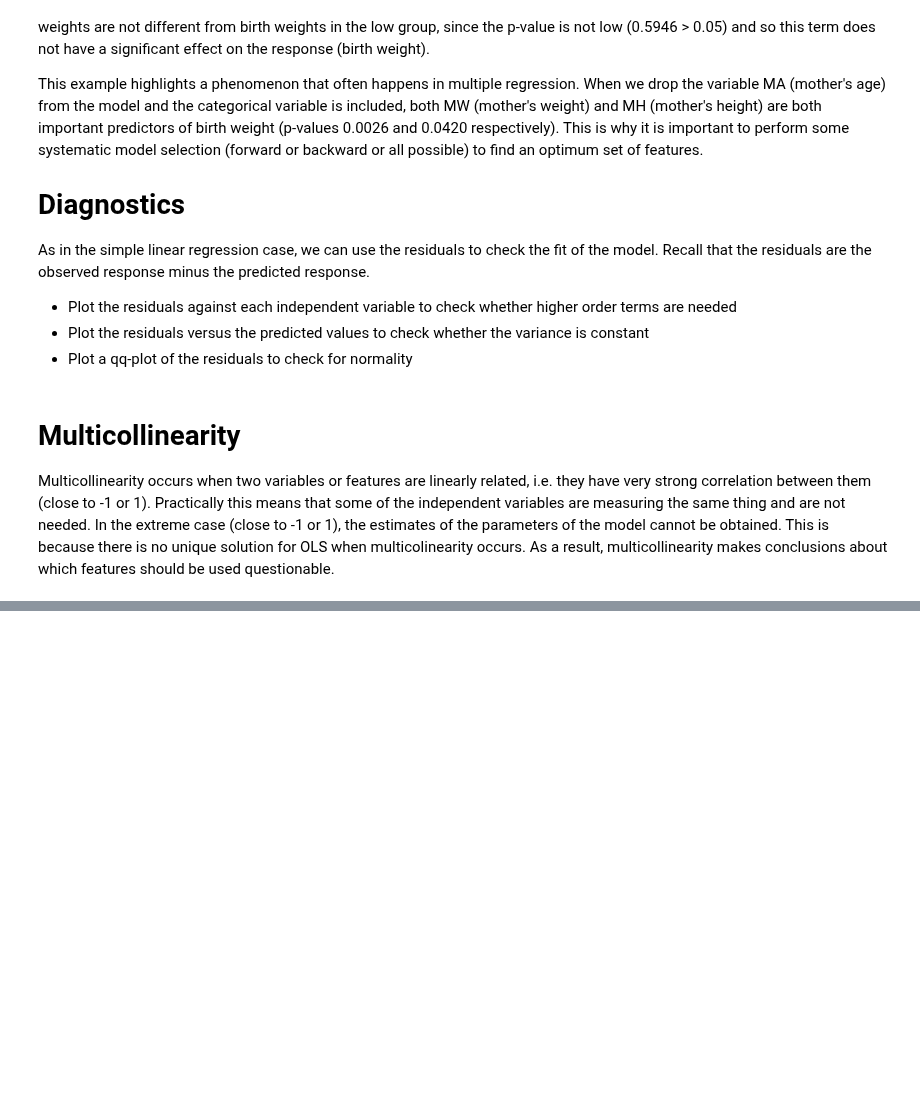
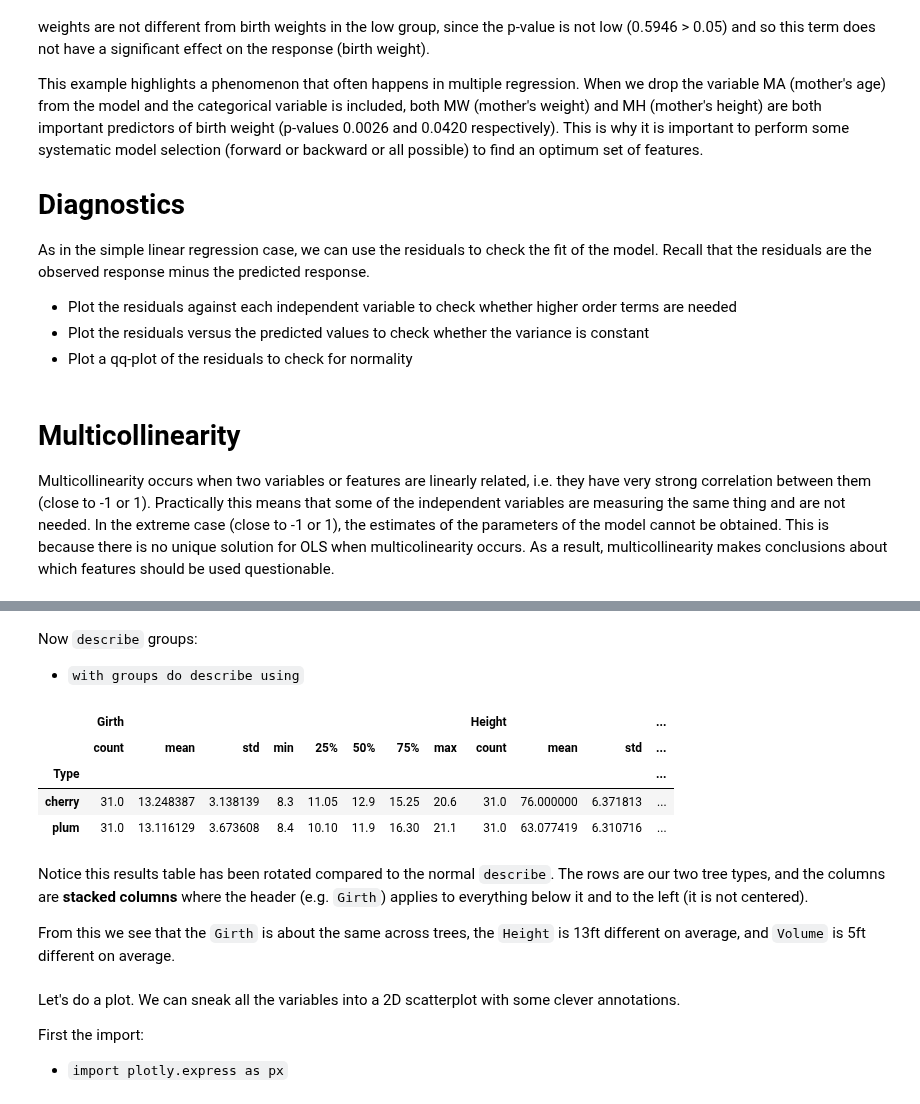
Before and after one commit to memphis-iis/datawhys-content-notebooks-python, a Jupyter notebook: Multiple-linear-regression.ipynb, the cells around one changed output, grey strips where cells are left out. Cells and saved outputs as stored; diff of their text form; code cells hidden in the pictures; blank space fills up the shorter version.

```diff
--- a/Multiple-linear-regression.ipynb
+++ b/Multiple-linear-regression.ipynb
@@ -144,0 +315,30 @@ Multicollinearity occurs when two variables or features are linearly related, i.
+# %%
+groups = dataframe.groupby('Type')
+
+#<xml xmlns="https://developers.google.com/blockly/xml"><variables><variable id="0zfUO$}u$G4I(G1e~N#r">groups</variable><variable id="B5p-Xul6IZ.0%nd96oa%">dataframe</variable></variables><block type="variables_set" id="kr80`.2l6nJi|eO*fce[" x="44" y="230"><field name="VAR" id="0zfUO$}u$G4I(G1e~N#r">groups</field><value name="VALUE"><block type="varDoMethod" id="x-nB@sYwAL|7o-0;9DUU"><field name="VAR" id="B5p-Xul6IZ.0%nd96oa%">dataframe</field><field name="MEMBER">groupby</field><data>dataframe:groupby</data><value name="INPUT"><block type="text" id="Lby0o8dWqy8ta:56K|bn"><field name="TEXT">Type</field></block></value></block></value></block></xml>
+# %% [markdown]
+Now `describe` groups:
+
+- `with groups do describe using`
+# %%
+groups.describe()
+
+#<xml xmlns="https://developers.google.com/blockly/xml"><variables><variable id="0zfUO$}u$G4I(G1e~N#r">groups</variable></variables><block type="varDoMethod" id="]q4DcYnB3HUf/GehIu+T" x="8" y="188"><field name="VAR" id="0zfUO$}u$G4I(G1e~N#r">groups</field><field name="MEMBER">describe</field><data>groups:describe</data></block></xml>
+# %% [output]
+|  | Girth |  |  |  |  |  |  |  | Height |  |  | ... |
+|  | count | mean | std | min | 25% | 50% | 75% | max | count | mean | std | ... |
+| Type |  |  |  |  |  |  |  |  |  |  |  | ... |
+| cherry | 31.0 | 13.248387 | 3.138139 | 8.3 | 11.05 | 12.9 | 15.25 | 20.6 | 31.0 | 76.000000 | 6.371813 | ... |
+| plum | 31.0 | 13.116129 | 3.673608 | 8.4 | 10.10 | 11.9 | 16.30 | 21.1 | 31.0 | 63.077419 | 6.310716 | ... |
+# %% [markdown]
+Notice this results table has been rotated compared to the normal `describe`.
+The rows are our two tree types, and the columns are **stacked columns** where the header (e.g. `Girth`) applies to everything below it and to the left (it is not centered).
+
+From this we see that the `Girth` is about the same across trees, the `Height` is  13ft different on average, and `Volume` is 5ft different on average.
+# %% [markdown]
+Let's do a plot.
+We can sneak all the variables into a 2D scatterplot with some clever annotations.
+
+First the import:
+
+- `import plotly.express as px`
```
Also changed, not shown: parts of 52 cells of this notebook, 1 other file.
